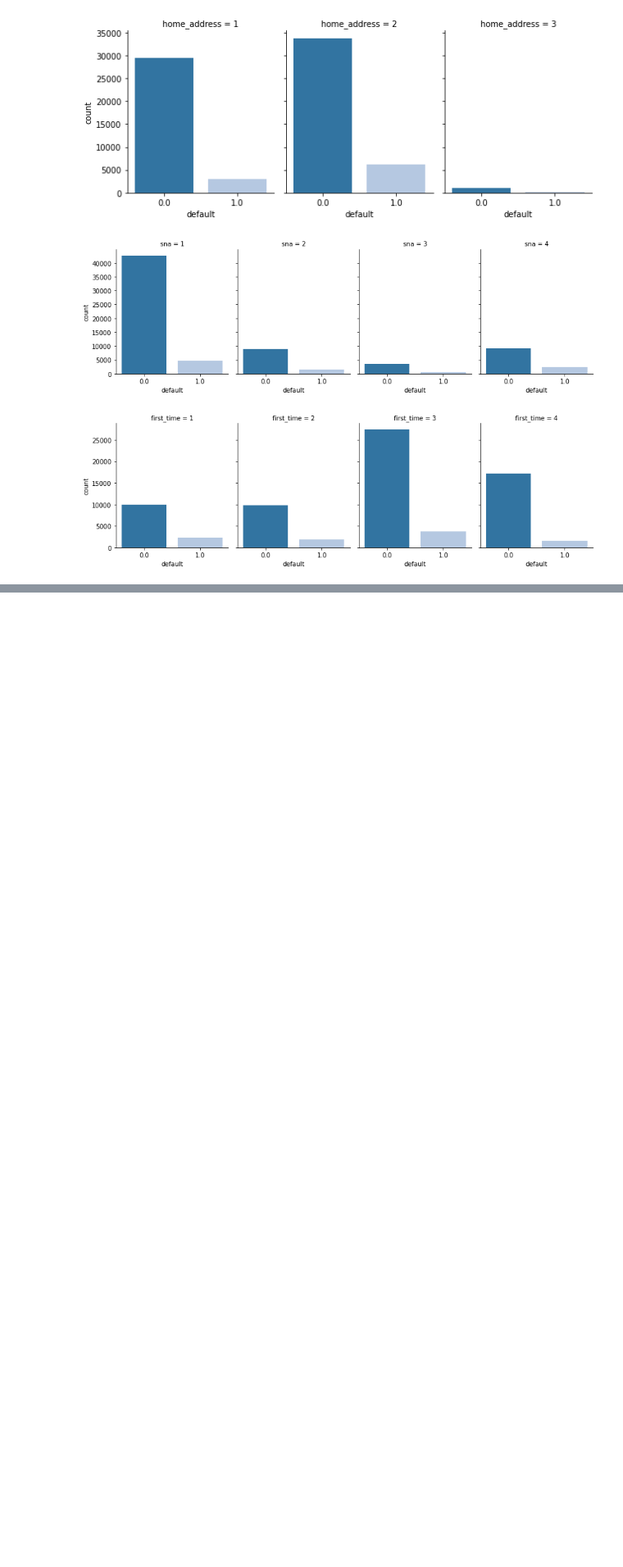
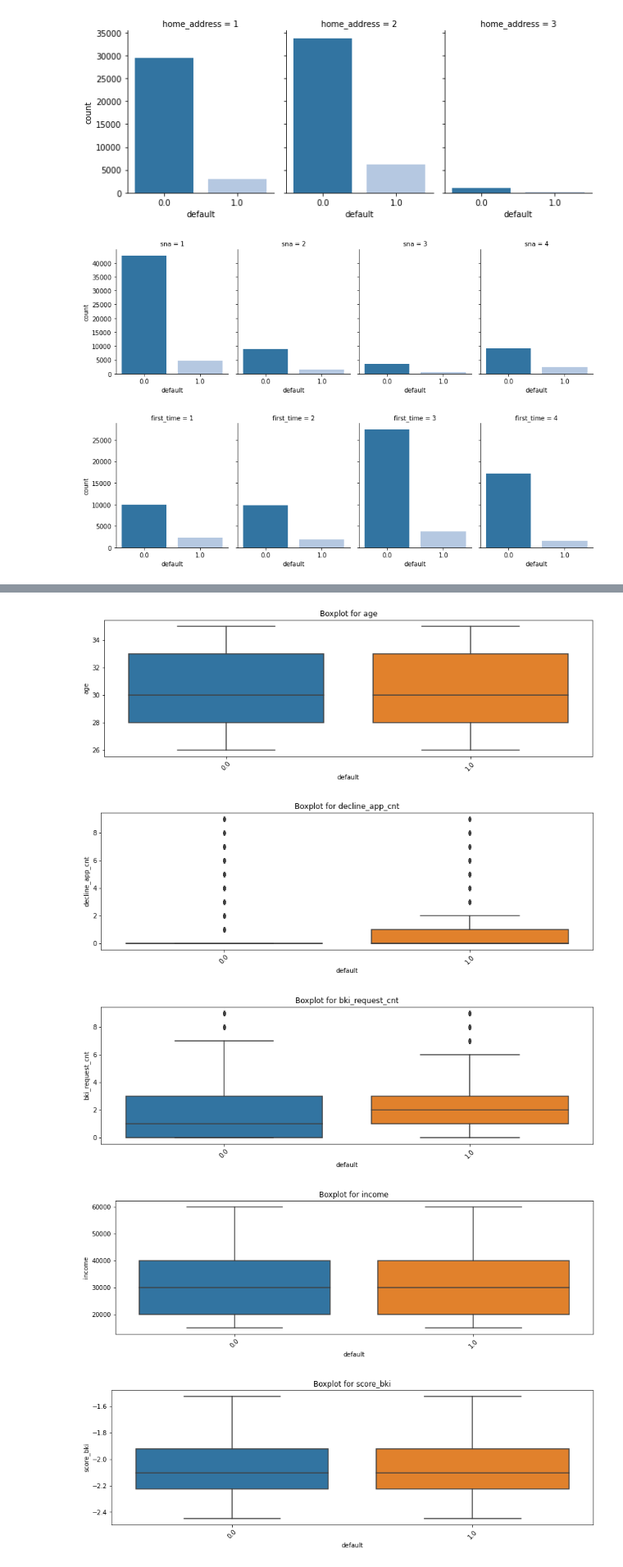
Before and after one commit to PrusRoman/skillfactory_rds, a Jupyter notebook: project_4_Credit_Scoring/sf_Credit_Scoring.ipynb, the cells around one changed output, grey strips where cells are left out. Shown: that part at 82% size. Cells and saved outputs as stored; diff of their text form; code cells hidden in the pictures; blank space fills up the shorter version.

Commit message:
almost finished
added new charts(a lot), create new feature and started working on feature engineering

```diff
--- a/project_4_Credit_Scoring/sf_Credit_Scoring.ipynb
+++ b/project_4_Credit_Scoring/sf_Credit_Scoring.ipynb
@@ -41,13 +41,21 @@ def get_boxplot(column):
     ax.set_title('Boxplot for ' + column)
     plt.show()
 
+#создание cat_plot
 def get_catplot(column):
   g = sns.catplot("default", col=column, col_wrap=7,
                 data=data[data.Train == 1],
                 kind="count", height=3.5, aspect=.8,
                 palette='tab20')
-  fig.suptitle('sf')
+  #fig.suptitle('sf')
   plt.show()
+
+#создание displot для числовых переменных
+def get_displot(column):
+  plt.figure()
+  sns.distplot(data[data.Train == 1][column], kde = False, rug=False)
+  plt.title(i)
+  plt.show()
 # %%
 #работаю в collab, поэтому модуль для загрузки данных
 from google.colab import files
@@ -220,0 +181,11 @@ for index, category in enumerate(categorical):
+# %%
+#А что по числовым колонкам?
+
+for col in num_cols:
+  get_boxplot(col)
+# %% [output]
+[figure, added]
+[figure, added]
+[figure, added]
+[figure, added]
+[figure, added]
```
Also changed, not shown: parts of 16 cells of this notebook, 1 other file.
